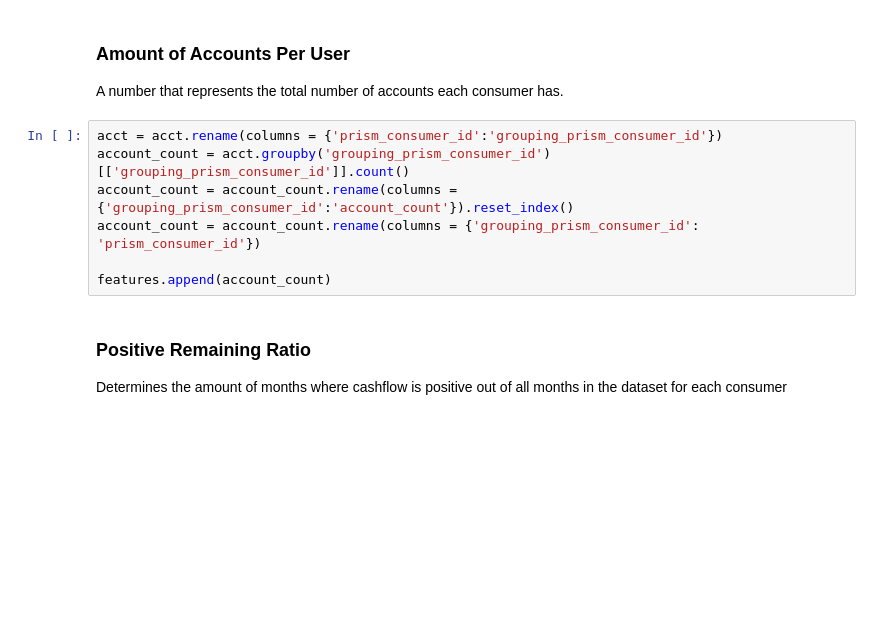
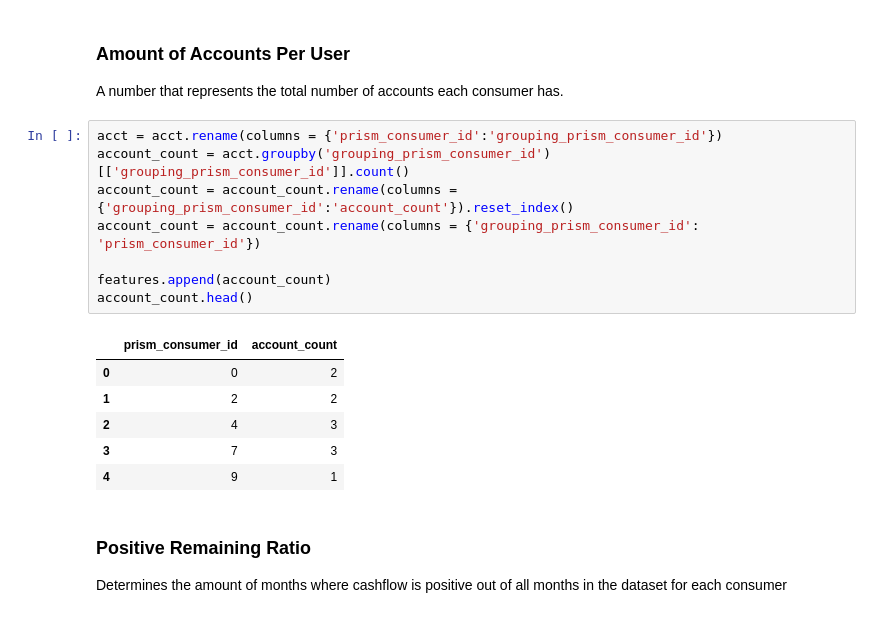
Before and after one commit to JiaDarren/DSC_180A, a Jupyter notebook: notebooks/risk_predictor.ipynb, the cells around one changed output. Cells and saved outputs as stored; diff of their text form; blank space fills up the shorter version.

```diff
--- a/notebooks/risk_predictor.ipynb
+++ b/notebooks/risk_predictor.ipynb
@@ -163,10 +166,18 @@ A number that represents the total number of accounts each consumer has.
 # %%
 acct = acct.rename(columns = {'prism_consumer_id':'grouping_prism_consumer_id'})
 account_count = acct.groupby('grouping_prism_consumer_id')[['grouping_prism_consumer_id']].count()
 account_count = account_count.rename(columns = {'grouping_prism_consumer_id':'account_count'}).reset_index()
 account_count = account_count.rename(columns = {'grouping_prism_consumer_id': 'prism_consumer_id'})
 
 features.append(account_count)
+account_count.head()
+# %% [output]
+|  | prism_consumer_id | account_count |
+| 0 | 0 | 2 |
+| 1 | 2 | 2 |
+| 2 | 4 | 3 |
+| 3 | 7 | 3 |
+| 4 | 9 | 1 |
 # %% [markdown]
 ### Positive Remaining Ratio
 Determines the amount of months where cashflow is positive out of all months in the dataset for each consumer
```
Also changed, not shown: parts of 11 cells of this notebook, 1 other file.
